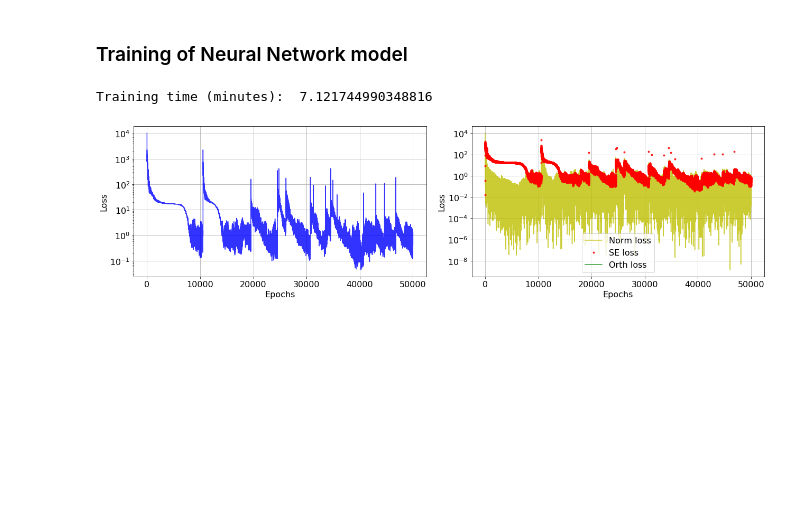
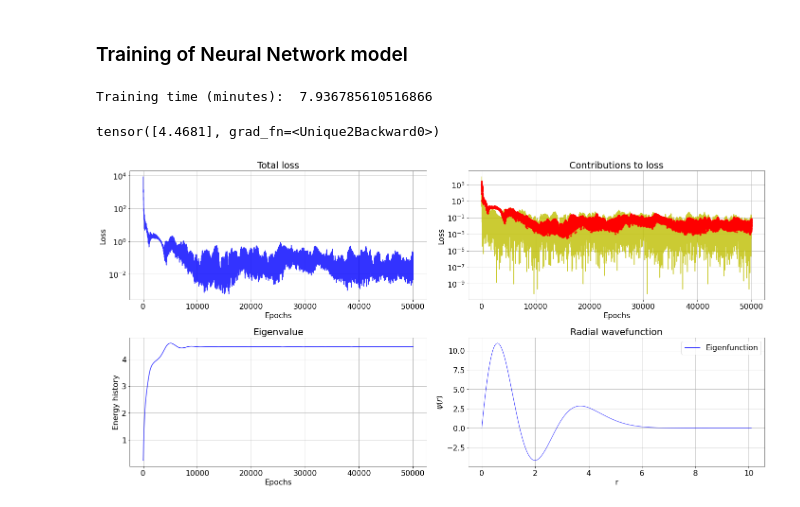
Before and after one commit to anmgomezmo/Degree_project, a Jupyter notebook: Complex ANN to Quantum Mechanics/Quarks_states_l0.ipynb, the cells around one changed output. Drawn from its saved outputs; the diff is of its cells as text; code cells hidden in the pictures; blank space fills up the shorter version.

```diff
--- a/Complex ANN to Quantum Mechanics/Quarks_states_l0.ipynb
+++ b/Complex ANN to Quantum Mechanics/Quarks_states_l0.ipynb
@@ -62,7 +61,8 @@ def perturbation(grid,t0,tf,sig=0.5):
 def parametric_solution(t,nn,t0,x1,tf):
     N1,N2 = nn(t)
     # There are two parametric solutions, we take some that satisfy dirichlet conditions of radial part of hydrogen atom
-    g= 1-torch.exp((t-tf))
+    g = (1-torch.exp(-t))*(1-torch.exp(t-tf))
+    #g = 1-torch.exp(t-tf)
     R_hat = g*N1
     return R_hat, N2
 # %%
@@ -70,17 +70,17 @@ def parametric_solution(t,nn,t0,x1,tf):
 def hamiltonian_equation(r,R,E,V):
     dR_dr = df_dx(r,R)
     dR_drr = df_dx(r,dR_dr)
-    f = dR_drr + dR_dr*2/r + (2*E+V)*R
+    f = dR_drr + dR_dr*2/r + 2*(E-V)*R
     L = (f.pow(2)).mean()
     var_loss = (f.pow(2)).var()    # variance of f
-    H_R = -1*dR_drr/2 + V*R
+    H_R = -1*dR_drr/2 - dR_dr/r + V*R
     return L, f, H_R, var_loss
 # %%
 # Gives the potential at each point r
 def potential(r):
-    l = 0
+    l = 1
     rnp = r.data.numpy()    # points from tensor to numpy
-    Vnp = 2/rnp - 2*rnp - l*(l+1)/rnp**2     # potential over numpy arrays
+    Vnp = (-1/rnp + rnp + l*(l+1)/(2*rnp**2))     # potential over numpy arrays
     Vtorch = torch.from_numpy(Vnp)
     return Vtorch
 # %% [markdown]
@@ -266,38 +271,62 @@ def training(t0, tf, x1, neurons, epochs, n_train, lr, minibatch_number=1, state
 # %%
-## Training the model
+# Training the model
 t0 = 0.1
 tf = 10
 xBC1 = 0
 
-n_train, neurons, epochs, lr, mb, gain = 1000, 100, int(5e4), 8e-3, 1, 0.01
-model, best_model, loss_history, runTime1 = training(t0,tf,xBC1,neurons,epochs,n_train,lr,mb,gain=gain)
+n_train, neurons, epochs, lr, gain = 1000, 100, int(5e4), 8e-3, 0.5
+model, best_model, loss_history, runTime1 = training(t0,tf,xBC1,neurons,epochs,n_train,lr,gain=gain)
+print('Training time (minutes): ',runTime1/60)
+# %% [output]
+Training time (minutes):  7.936785610516866
-# %%
-print('Training time (minutes): ',runTime1/60)    #print(list(model_test.parameters()))
-# %% [output]
-Training time (minutes):  7.121744990348816
 # %%
+# Test the predicted solution
+nTest = n_train
+tTest = torch.linspace(t0-0.1,tf+0.1,nTest).reshape(-1,1)
+tTest.requires_grad = True
+t_net = tTest.detach().numpy()
+psi,E = parametric_solution(tTest, model.to('cpu'), t0, xBC1, tf)
+psi_net = psi.data.numpy()
+print(E.unique())
+
 # Loss funtion
-plt.subplots(1,2,figsize=(18,5))
-plt.subplot(121)
+plt.subplots(2,2,figsize=(20,10))
+plt.subplot(221)
+plt.title('Total loss')
 plt.plot(loss_history[0], '-b', label='Total loss', alpha=0.8)
 plt.yscale('log')
 plt.xlabel('Epochs')
 plt.ylabel('Loss')
 plt.grid()
-plt.subplot(122)
+plt.subplot(222)
+plt.title('Contributions to loss')
 plt.plot(loss_history[1], '-y', label='Norm loss', alpha=0.8)
 plt.plot(loss_history[2], '.r', label='SE loss', alpha=0.8)
 plt.plot(loss_history[5], '-g', label='Orth loss', alpha=0.8)
 plt.yscale('log')
 plt.xlabel('Epochs')
 plt.ylabel('Loss')
 plt.grid()
 
+plt.subplot(223)
+plt.title('Eigenvalue')
+plt.plot(loss_history[3], '-b', alpha=0.8, label='Eigenvalues')
+plt.xlabel('Epochs')
+plt.ylabel('Energy history')
+plt.grid()
+plt.subplot(224)
+plt.title('Radial wavefunction')
+plt.plot(t_net, psi_net, '-b', linewidth=1, alpha=0.8, label='Eigenfunction')
+plt.xlabel('r')
+plt.ylabel('$\psi(r)$')
+plt.grid()
+
 plt.legend()
 plt.tight_layout()
 plt.show()
 # %% [output]
+tensor([4.4681], grad_fn=<Unique2Backward0>)
-[figure, old version]
+[figure, new version]
 # %%
 # Test the predicted solution
 nTest = n_train
```
Also changed, not shown: parts of 25 cells of this notebook, 1 other file.
